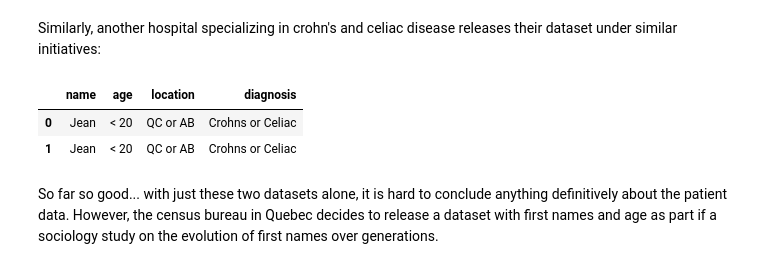
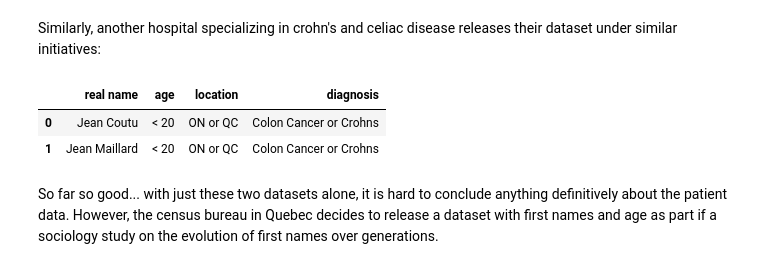
Before and after one commit to HanSeoulOh/mathproblems, a Jupyter notebook: privacyMath.ipynb, the cells around one changed output. Cells and saved outputs as stored; diff of their text form; code cells hidden in the pictures.

```diff
--- a/privacyMath.ipynb
+++ b/privacyMath.ipynb
@@ -228,12 +228,13 @@ pd.DataFrame({'name' : ['Jean', 'Jean'], 'age' : ['< 20', '< 20'], 'location': [
 # %% [markdown]
 Similarly, another hospital specializing in crohn's and celiac disease releases their dataset under similar initiatives:
 # %%
-pd.DataFrame({'name' : ['Jean', 'Jean'], 'age' : ['< 20', '< 20'], 'location': ['QC or AB', 'QC or AB'], 'diagnosis' : ['Crohns or Celiac', 'Crohns or Celiac']
+import pandas as pd
+pd.DataFrame({'real name' : ['Jean Coutu', 'Jean Maillard'], 'age' : ['< 20', '< 20'], 'location': ['ON or QC', 'ON or QC'], 'diagnosis' : ['Colon Cancer or Crohns', 'Colon Cancer or Crohns']
 })
 # %% [output]
-|  | name | age | location | diagnosis |
-| 0 | Jean | < 20 | QC or AB | Crohns or Celiac |
-| 1 | Jean | < 20 | QC or AB | Crohns or Celiac |
+|  | real name | age | location | diagnosis |
+| 0 | Jean Coutu | < 20 | ON or QC | Colon Cancer or Crohns |
+| 1 | Jean Maillard | < 20 | ON or QC | Colon Cancer or Crohns |
 # %% [markdown]
 So far so good... with just these two datasets alone, it is hard to conclude anything definitively about the patient data. However, the census bureau in Quebec decides to release a dataset with first names and age as part if a sociology study on the evolution of first names over generations.
 # %%
```
Also changed, not shown: parts of 22 cells of this notebook.
